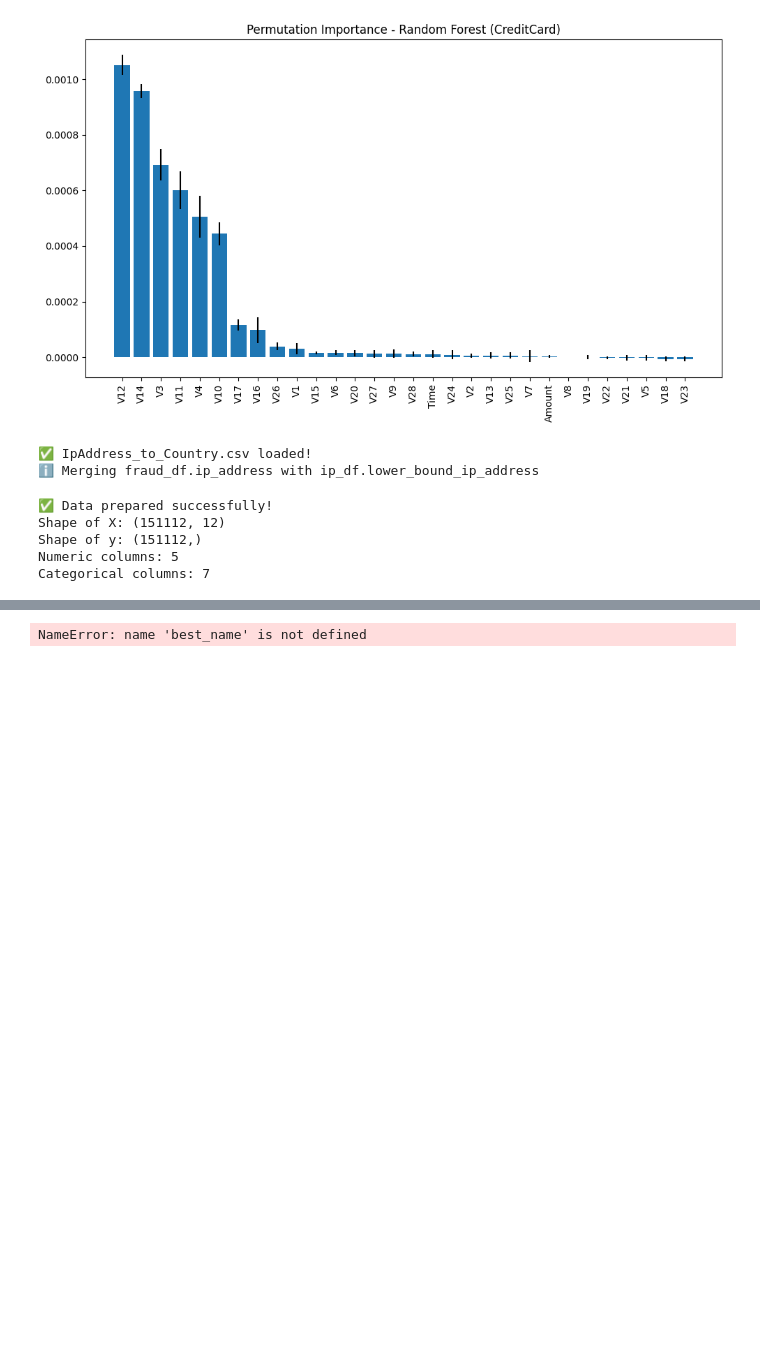
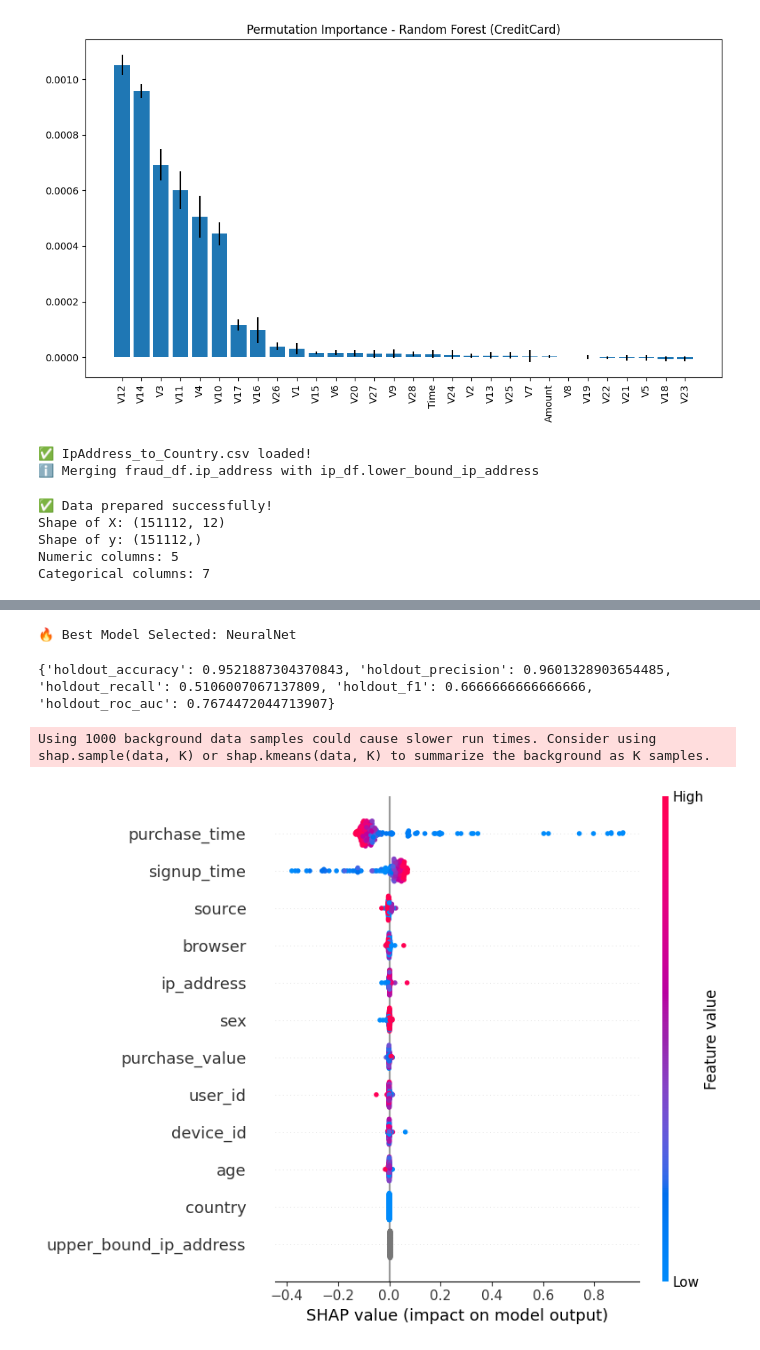
Before and after one commit to Amenzz/week-8, a Jupyter notebook: notebooks/eda.ipynb, the cells around one changed output, grey strips where cells are left out. Cells and saved outputs as stored; diff of their text form; code cells hidden in the pictures; blank space fills up the shorter version.

```diff
--- a/notebooks/eda.ipynb
+++ b/notebooks/eda.ipynb
@@ -1234,21 +1217,30 @@ You can try to debug the error by setting error_score='raise'.
 # %%
 # ===============================
-# 5) Fit Best Model on Train Split & Evaluate Holdout
+# 5) Select Best Model & Evaluate Holdout
 # ===============================
+
+# Pick best model based on mean CV ROC-AUC
+best_name = max(cv_table, key=lambda k: cv_table[k]['roc_auc_mean'])
+print(f"\n🔥 Best Model Selected: {best_name}")
+
+best_model = models[best_name]
+
+# Split data
 X_tr, X_te, y_tr, y_te = train_test_split(
     X, y, test_size=0.2, stratify=y, random_state=RANDOM_STATE
 )
 
-best_model = models[best_name]
+# Fit
 best_model.fit(X_tr, y_tr)
 
+# Predict
 y_pred = best_model.predict(X_te)
 if hasattr(best_model, "predict_proba"):
     y_proba = best_model.predict_proba(X_te)[:, 1]
 else:
-    # fallback for models without predict_proba
-    y_proba = y_pred
+    y_proba = y_pred  # fallback
 
+# Metrics
 acc = accuracy_score(y_te, y_pred)
 prec, rec, f1, _ = precision_recall_fscore_support(y_te, y_pred, average="binary")
 auc = roc_auc_score(y_te, y_proba)
@@ -1261,45 +1253,43 @@ print({
     "holdout_roc_auc": auc
 })
 # %% [output]
-NameError: name 'best_name' is not defined
+🔥 Best Model Selected: NeuralNet
+{'holdout_accuracy': 0.9521887304370843, 'holdout_precision': 0.9601328903654485, 'holdout_recall': 0.5106007067137809, 'holdout_f1': 0.6666666666666666, 'holdout_roc_auc': 0.7674472044713907}
 # %%
 # ===============================
 # 6) Explainability (SHAP; optional LIME)
 # ===============================
-# SHAP works best out-of-the-box with tree models (RF, XGB, LGBM).
-# For pipelines (e.g., LogReg/NeuralNet with scaler), you can transform X_te first if needed.
+import shap
 
 model_for_shap = best_model
 is_tree = any(k in best_name.lower() for k in ["forest", "xgboost", "lightgbm"])
 
-# Prepare a small background set for SHAP speed
+# Prepare background sample for SHAP
 bg_idx = np.random.RandomState(RANDOM_STATE).choice(len(X_tr), size=min(1000, len(X_tr)), replace=False)
-X_bg = X_tr[bg_idx] if isinstance(X_tr, np.ndarray) else X_tr.iloc[bg_idx]
+X_bg = X_tr.iloc[bg_idx]
 
-# Convert to numpy for SHAP if using non-pipeline tree models
-def to_numpy(df_or_arr):
-    return df_or_arr.values if hasattr(df_or_arr, "values") else df_or_arr
+# Convert back to DataFrame for pipeline predict
+def predict_proba_df(x):
+    x_df = pd.DataFrame(x, columns=X.columns)  # restore column names
+    return model_for_shap.predict_proba(x_df)[:, 1]
 
 if is_tree:
-    # Extract the underlying estimator if pipeline not used
-    est = model_for_shap
     try:
-        explainer = shap.TreeExplainer(est)
-        shap_values = explainer.shap_values(X_te)  # for RF this returns list; for XGB/LGBM, array
+        explainer = shap.TreeExplainer(model_for_shap)
+        shap_values = explainer.shap_values(X_te)
     except Exception as e:
-        print("TreeExplainer fallback to KernelExplainer due to:", e)
-        explainer = shap.KernelExplainer(lambda x: est.predict_proba(x)[:, 1], to_numpy(X_bg))
-        shap_values = explainer.shap_values(to_numpy(X_te[:200]))  # limit for speed
+        print("TreeExplainer failed, using KernelExplainer:", e)
+        explainer = shap.KernelExplainer(predict_proba_df, X_bg)
+        shap_values = explainer.shap_values(X_te.iloc[:200])  # subset for speed
 else:
-    # KernelExplainer for linear / NN
-    est = model_for_shap
-    # transform if pipeline
-    pred_fn = (lambda x: est.predict_proba(x)[:, 1]) if hasattr(est, "predict_proba") else est.predict
-    explainer = shap.KernelExplainer(pred_fn, to_numpy(X_bg))
-    shap_values = explainer.shap_values(to_numpy(X_te[:200]))  # subset for speed
+    explainer = shap.KernelExplainer(predict_proba_df, X_bg)
+    shap_values = explainer.shap_values(X_te.iloc[:200])  # subset for speed
 
 # --- Summary Plot (global importance)
 try:
-    shap.summary_plot(shap_values, X_te, feature_names=X.columns, show=True)
+    shap.summary_plot(shap_values, X_te.iloc[:200], feature_names=X.columns, show=True)
 except Exception as e:
     print("SHAP summary plot error:", e)
+# %% [output]
+Using 1000 background data samples could cause slower run times. Consider using shap.sample(data, K) or shap.kmeans(data, K) to summarize the background as K samples.
+[figure, added]
```
Also changed, not shown: parts of 1 cell of this notebook.
